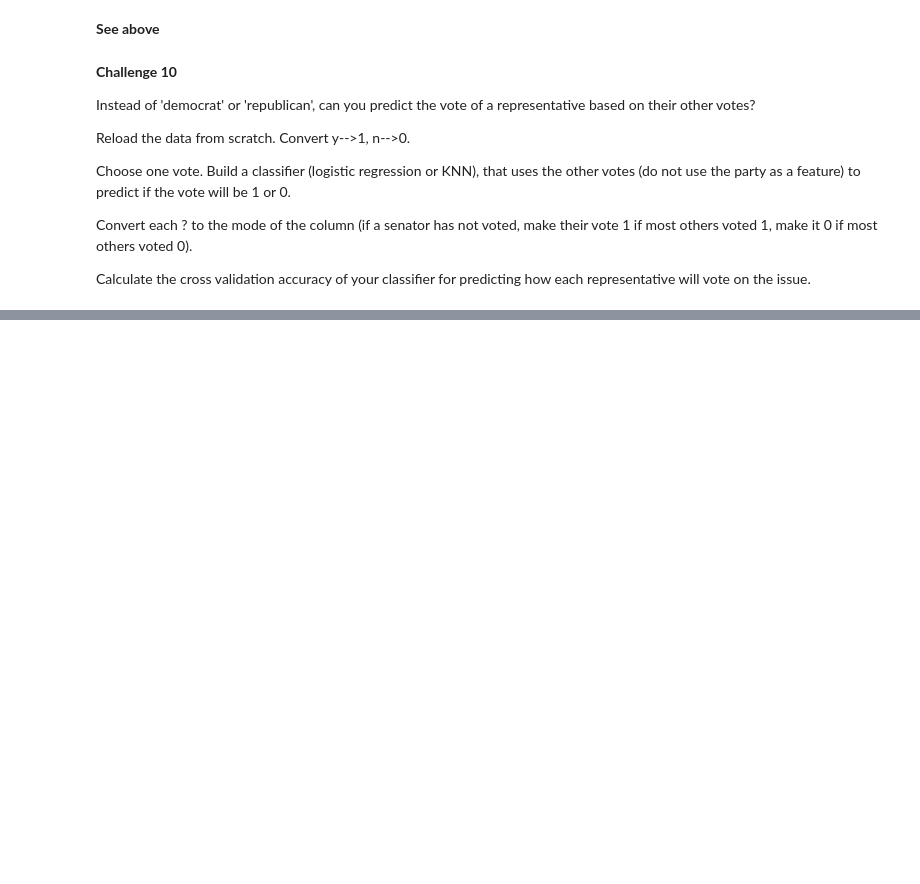
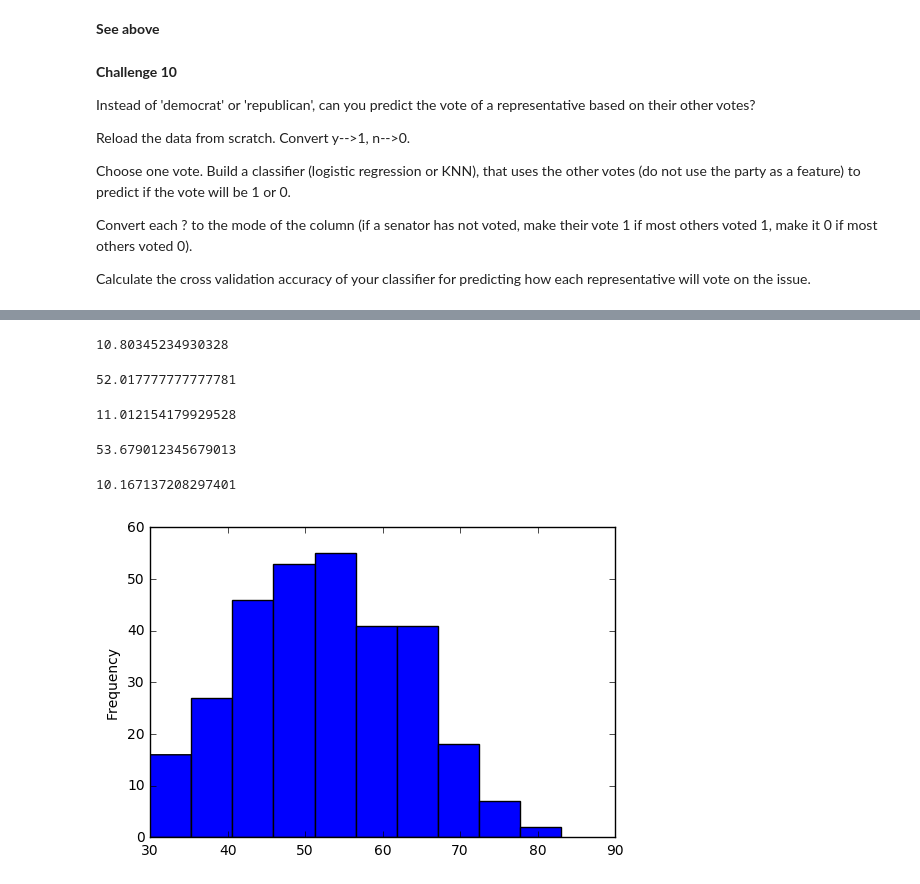
Before and after one commit to hh2010/metis_hasan, a Jupyter notebook: challenges/challenge_set_7.ipynb, the cells around one changed output, grey strips where cells are left out. Saved outputs shown, nothing was run; the diff lists cells and outputs as text; code cells hidden in the pictures; blank space fills up the shorter version.

```diff
--- a/challenges/challenge_set_7.ipynb
+++ b/challenges/challenge_set_7.ipynb
@@ -313,0 +488,5 @@ df_votes_2.fillna(df_votes.mode(), inplace=True)
+# %%
+hab = pd.read_csv('https://archive.ics.uci.edu/ml/machine-learning-databases/haberman/haberman.data', header=None)
+# %%
+hab.columns = ['age','yr','nodes','survived5']
+hab.head()
@@ -313,0 +504,24 @@ df_votes_2.fillna(df_votes.mode(), inplace=True)
+# %%
+hab['age'].std()
+# %% [output]
+10.80345234930328
+# %%
+hab.groupby('survived5')['age'].mean()[1]
+# %% [output]
+52.017777777777781
+# %%
+hab.groupby('survived5')['age'].std()[1]
+# %% [output]
+11.012154179929528
+# %%
+hab.groupby('survived5')['age'].mean()[2]
+# %% [output]
+53.679012345679013
+# %%
+hab.groupby('survived5')['age'].std()[2]
+# %% [output]
+10.167137208297401
+# %%
+hab.age.plot.hist();
+# %% [output]
+[figure, added]
```
Also changed, not shown: parts of 53 cells of this notebook, 1 other file.
